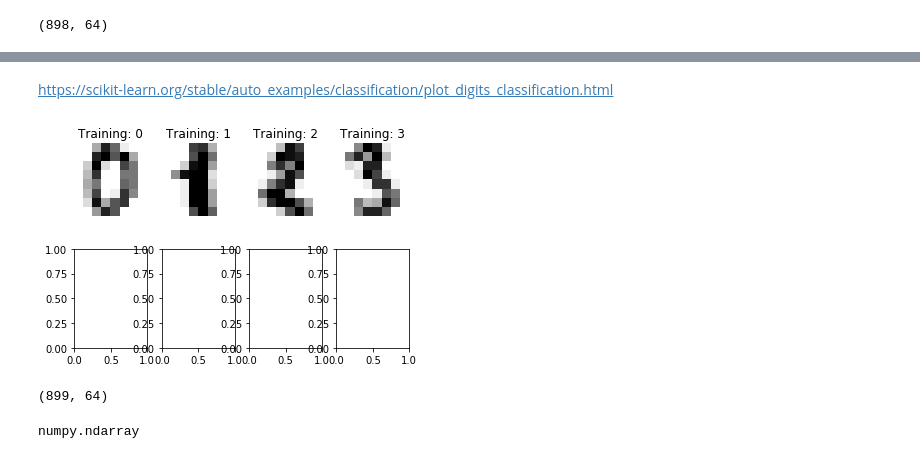
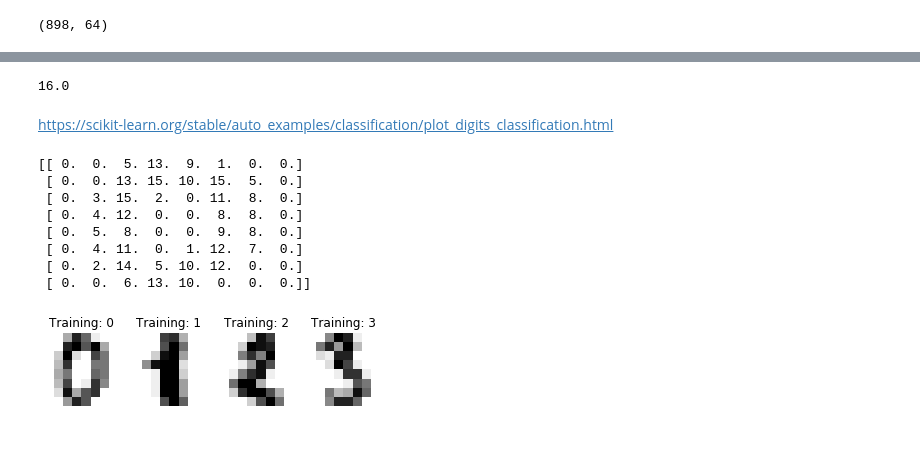
Before and after one commit to triwave33/association_rule_learning, a Jupyter notebook: association_rules.ipynb, the cells around one changed output, grey strips where cells are left out. Saved outputs shown, nothing was run; the diff lists cells and outputs as text; code cells hidden in the pictures.

```diff
--- a/association_rules.ipynb
+++ b/association_rules.ipynb
@@ -719,25 +637,29 @@ X_train[0]
+# %%
+np.max(X_train)
+# %% [output]
+16.0
 # %% [markdown]
 https://scikit-learn.org/stable/auto_examples/classification/plot_digits_classification.html
 # %%
 # The data that we are interested in is made of 8x8 images of digits, let's
 # have a look at the first 4 images, stored in the `images` attribute of the
 # dataset.  If we were working from image files, we could load them using
 # matplotlib.pyplot.imread.  Note that each image must have the same size. For these
 # images, we know which digit they represent: it is given in the 'target' of
 # the dataset.
-_, axes = plt.subplots(2, 4)
+_, axes = plt.subplots(1,4)
 images_and_labels = list(zip(digits.images, digits.target))
-for ax, (image, label) in zip(axes[0, :], images_and_labels[:4]):
+for ax, (image, label) in zip(axes[:4], images_and_labels[:4]):
     ax.set_axis_off()
     ax.imshow(image, cmap=plt.cm.gray_r, interpolation='nearest')
     ax.set_title('Training: %i' % label)
 # %% [output]
+[[ 0.  0.  5. 13.  9.  1.  0.  0.]
+ [ 0.  0. 13. 15. 10. 15.  5.  0.]
+ [ 0.  3. 15.  2.  0. 11.  8.  0.]
+ [ 0.  4. 12.  0.  0.  8.  8.  0.]
+ [ 0.  5.  8.  0.  0.  9.  8.  0.]
+ [ 0.  4. 11.  0.  1. 12.  7.  0.]
+ [ 0.  2. 14.  5. 10. 12.  0.  0.]
+ [ 0.  0.  6. 13. 10.  0.  0.  0.]]
-[figure, old version]
+[figure, new version]
-# %%
-X_test.shape
-# %% [output]
-(899, 64)
-# %%
-type(X_train)
-# %% [output]
-numpy.ndarray
```
Also changed, not shown: parts of 47 cells of this notebook.
